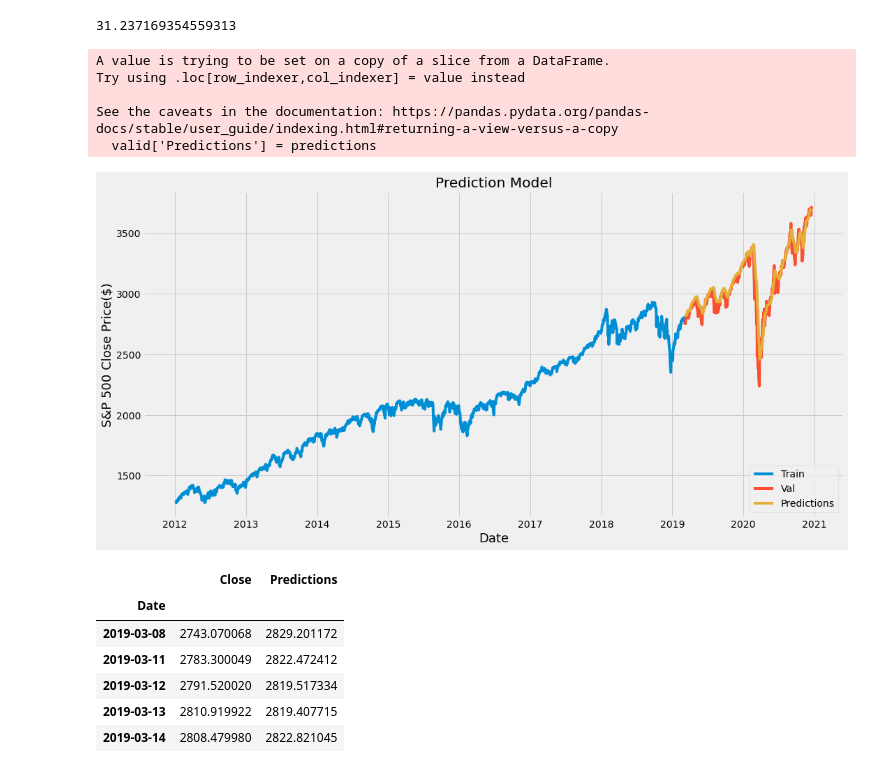
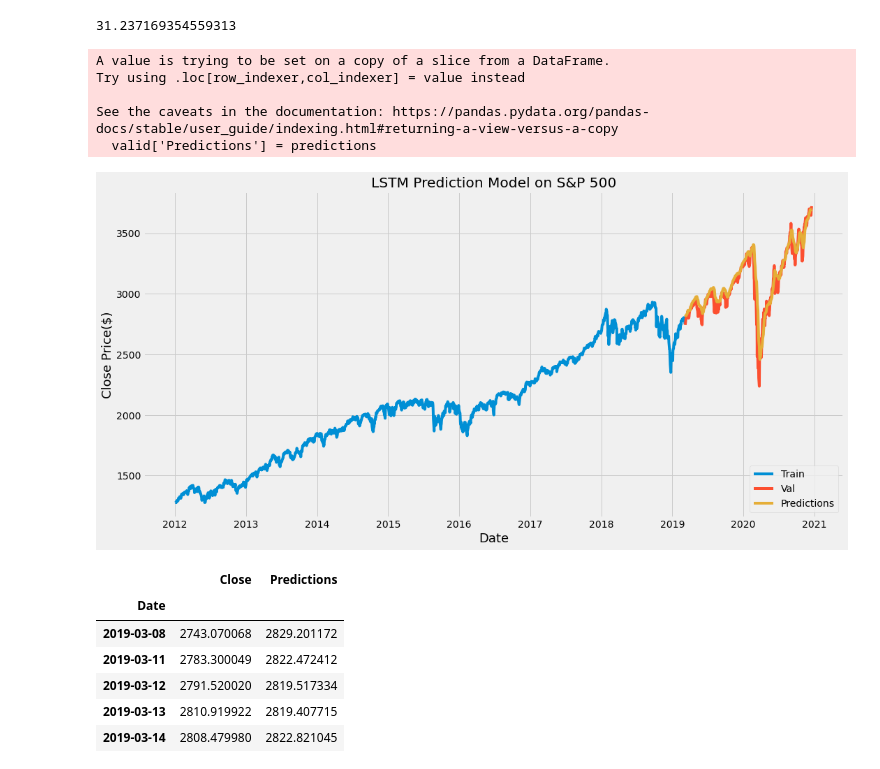
Before and after one commit to yzr1996/Stock-prediction, a Jupyter notebook: src/analysis.ipynb, the cells around one changed output. Saved outputs shown, nothing was run; the diff lists cells and outputs as text; code cells hidden in the pictures.

```diff
--- a/src/analysis.ipynb
+++ b/src/analysis.ipynb
@@ -162,25 +162,25 @@ rmse
 # %%
 # Plot the data
 train = data[:training_data_len]
 valid = data[training_data_len:]
 valid['Predictions'] = predictions
 
 # Visualize
 plt.figure(figsize=(16,8))
-plt.title('Prediction Model')
+plt.title('LSTM Prediction Model on S&P 500')
 plt.xlabel('Date', fontsize=18)
-plt.ylabel('S&P 500 Close Price($)', fontsize=18)
+plt.ylabel('Close Price($)', fontsize=18)
 plt.plot(train['Close'])
 plt.plot(valid[['Close', 'Predictions']])
 plt.legend(['Train', 'Val', 'Predictions'], loc='lower right')
 plt.show()
 # %% [output]
 A value is trying to be set on a copy of a slice from a DataFrame.
 Try using .loc[row_indexer,col_indexer] = value instead
 
 See the caveats in the documentation: https://pandas.pydata.org/pandas-docs/stable/user_guide/indexing.html#returning-a-view-versus-a-copy
   valid['Predictions'] = predictions
-[figure, old version]
+[figure, new version]
 # %%
 # Show the valid and predicted prices
 valid
```
